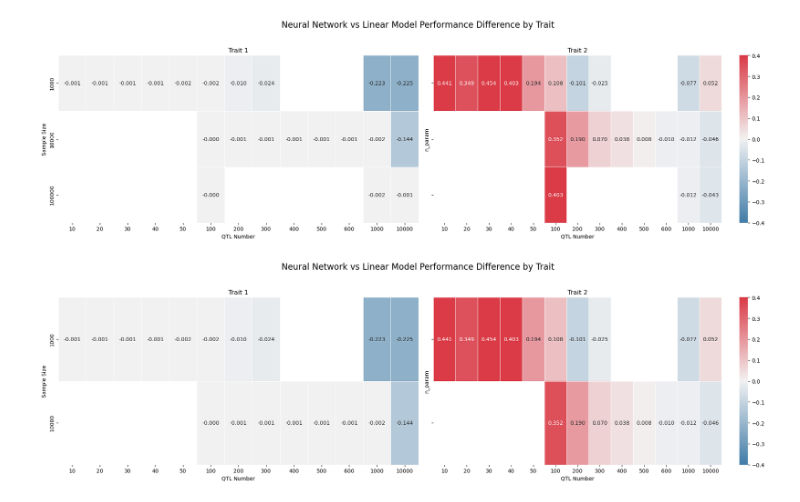
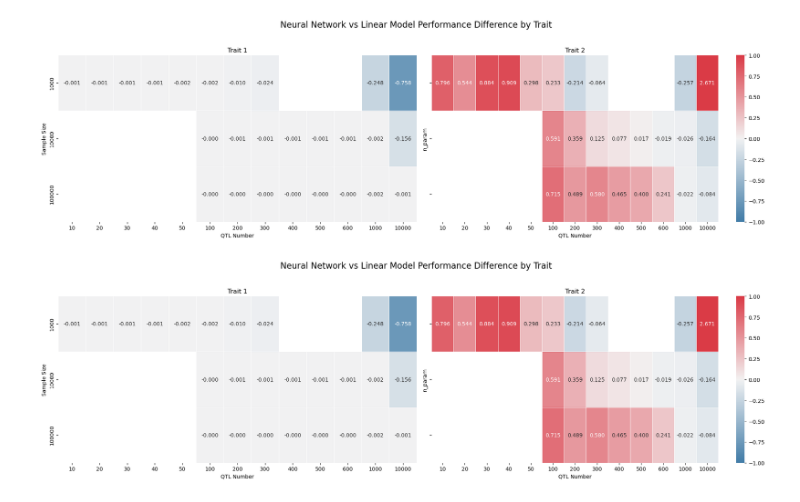
Before and after one commit to Arcadia-Science/2025-epistasis-dl-quantgen, a Jupyter notebook: workflow_sims/alphasimr_mini_snakemake/plot_models.ipynb, the cells around one changed output. Drawn from its saved outputs; the diff is of its cells as text; code cells hidden in the pictures.

Commit message:
changed mdoel comparison vis plot to rel change

```diff
--- a/workflow_sims/alphasimr_mini_snakemake/plot_models.ipynb
+++ b/workflow_sims/alphasimr_mini_snakemake/plot_models.ipynb
@@ -178,7 +178,7 @@ for _, row in common_params.iterrows():
             'trait_number': trait,
             'linear_correlation': linear_row['pearson_correlation'].values[0],
             'neural_correlation': neural_row['pearson_correlation'].values[0],
-            'difference': neural_row['pearson_correlation'].values[0] - linear_row['pearson_correlation'].values[0]
+            'difference': (neural_row['pearson_correlation'].values[0] - linear_row['pearson_correlation'].values[0])/linear_row['pearson_correlation'].values[0]
         })
 
 comparison_df = pd.DataFrame(comparison_data)
@@ -232,8 +232,8 @@ def plot_difference_heatmap(comparison_df):
             pivot_data,
             ax=axes[i],
             cmap=cmap,
-            vmin=-0.4,
-            vmax=0.4,
+            vmin=-1,
+            vmax=1,
             center=0,
             annot=True,           # Show the values in cells
             fmt=".3f",            # Format of the annotations
@@ -256,10 +256,10 @@ def plot_difference_heatmap(comparison_df):
 pl2 = plot_difference_heatmap(comparison_df)
 pl2.show()
 # %% [output]
-[figure, old version]
+[figure, new version]
 # %%
-comparison_df_lim = comparison_df[comparison_df['n_param'].isin([1000, 10000])]
+comparison_df_lim = comparison_df[comparison_df['n_param'].isin([1000, 10000, 100000])]
 pl3 = plot_difference_heatmap(comparison_df_lim)
 pl3.show()
 # %% [output]
-[figure, old version]
+[figure, new version]
```
Also changed, not shown: parts of 2 cells of this notebook, 3 other files.
